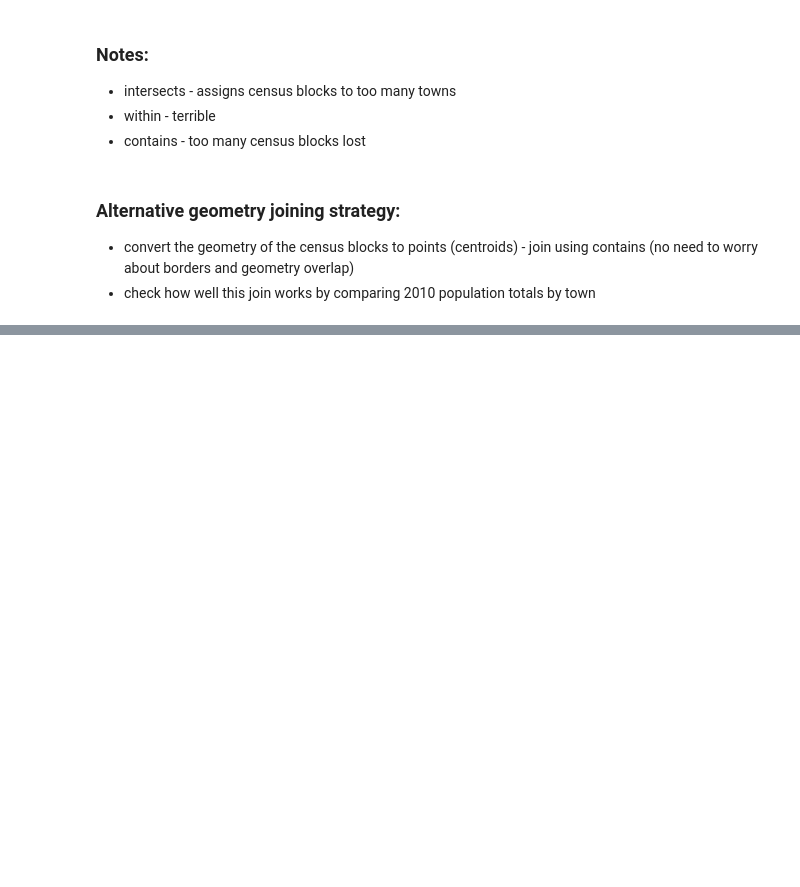
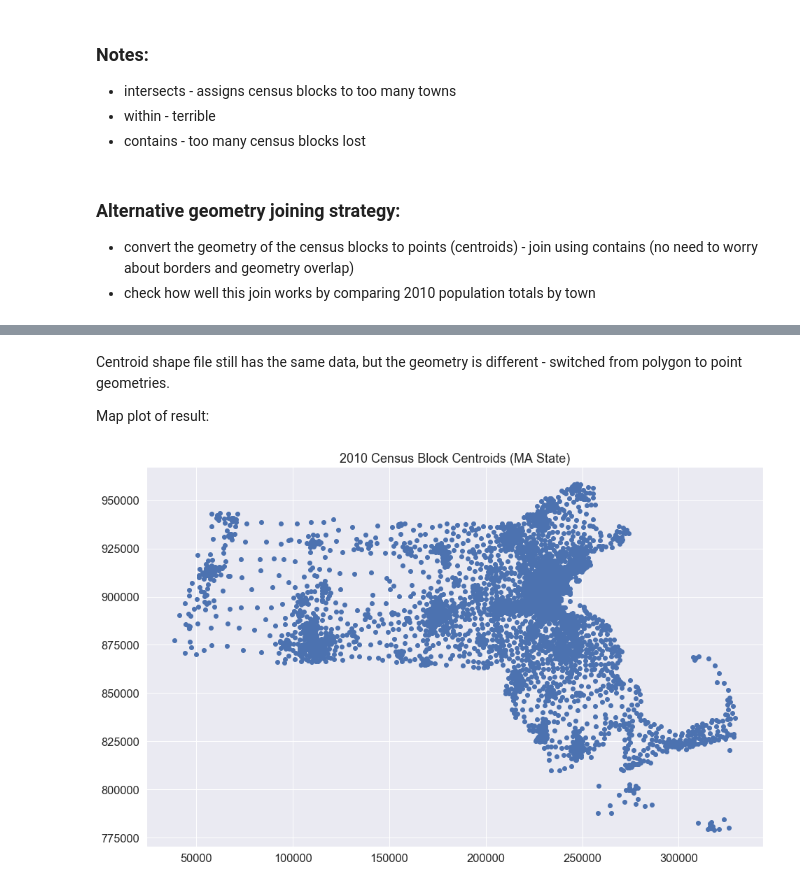
Before and after one commit to darya-akimova/biobot_insight_project, a Jupyter notebook: code/cleaning_and_eda/notebook_3_ma_census_block_and_town_match.ipynb, the cells around one changed output, grey strips where cells are left out. Cells and saved outputs as stored; diff of their text form; code cells hidden in the pictures; blank space fills up the shorter version.

```diff
--- a/code/cleaning_and_eda/notebook_3_ma_census_block_and_town_match.ipynb
+++ b/code/cleaning_and_eda/notebook_3_ma_census_block_and_town_match.ipynb
@@ -236,4 +322,10 @@ centroid_blocks.head()
+# %% [markdown]
+Centroid shape file still has the same data, but the geometry is different - switched from polygon to point geometries.
+
+Map plot of result:
 # %%
 centroid_blocks.plot(figsize=(16,10))
-plt.title("2010 Census Block Tract Centroids (MA State)")
+plt.title("2010 Census Block Centroids (MA State)")
 plt.show()
+# %% [output]
+[figure, added]
```
Also changed, not shown: parts of 40 cells of this notebook, 5 other files.
